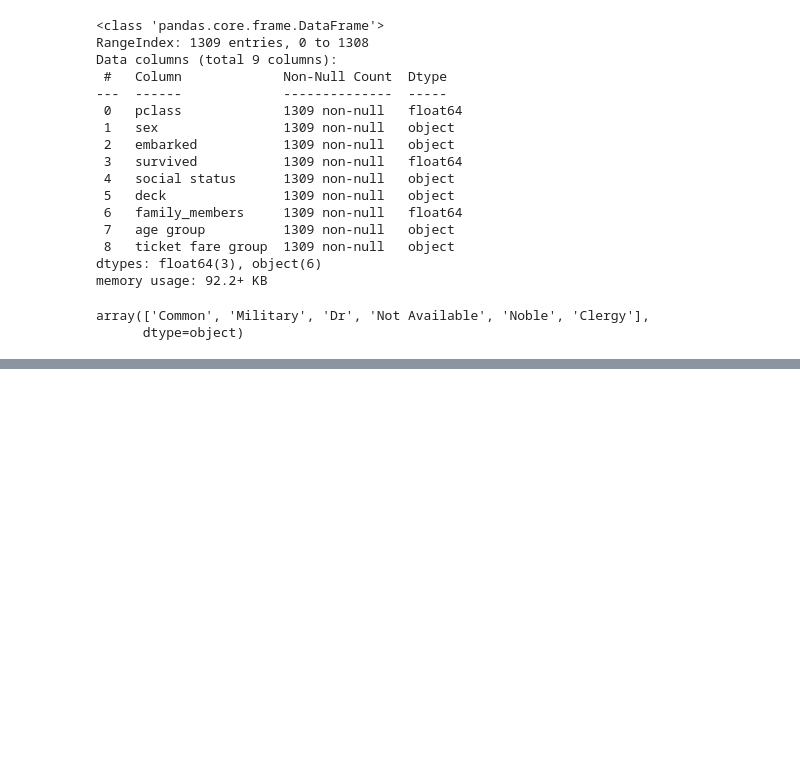
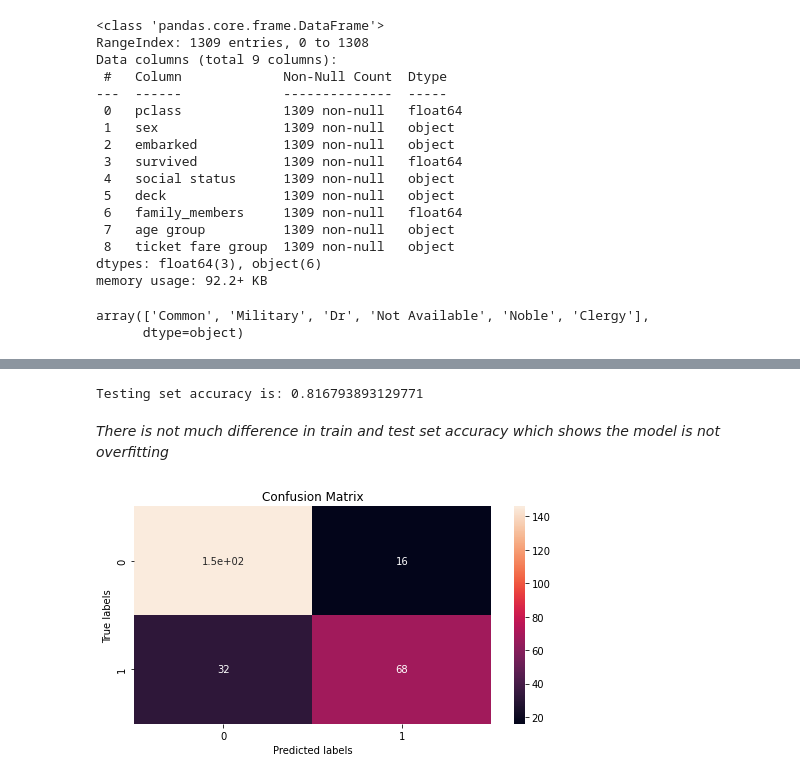
Before and after one commit to kiranmahara9600/Titanic-Data-Model, a Jupyter notebook: Titanic_data_model.ipynb, the cells around one changed output, grey strips where cells are left out. Saved outputs shown, nothing was run; the diff lists cells and outputs as text; code cells hidden in the pictures; blank space fills up the shorter version.

```diff
--- a/Titanic_data_model.ipynb
+++ b/Titanic_data_model.ipynb
@@ -687,0 +763,10 @@ x_train, x_test, y_train, y_test = train_test_split(x,y, test_size = 0.2, random
+# %%
+##decision tree model
+
+#model initialization
+dt = DecisionTreeClassifier(min_samples_split=2, min_samples_leaf=3)
+#fitting model
+dt.fit(x_train, y_train)
+#y values prediction
+y_train_pred = dt.predict(x_train)
+y_pred = dt.predict(x_test)
@@ -687,0 +778,17 @@ x_train, x_test, y_train, y_test = train_test_split(x,y, test_size = 0.2, random
+# %%
+#testing data accuracy
+print('Testing set accuracy is:',accuracy_score(y_test, y_pred))
+# %% [output]
+Testing set accuracy is: 0.816793893129771
+# %% [markdown]
+*There is not much difference in train and test set accuracy which shows the model is not overfitting*
+# %%
+#confusion matrix
+cm = confusion_matrix(y_test, y_pred)
+sns.heatmap(cm, annot=True)   #heatmap to show confusion matrix
+plt.xlabel('Predicted labels')
+plt.ylabel('True labels')
+plt.title('Confusion Matrix')
+plt.show()
+# %% [output]
+[figure, added]
```
Also changed, not shown: parts of 14 cells of this notebook.
